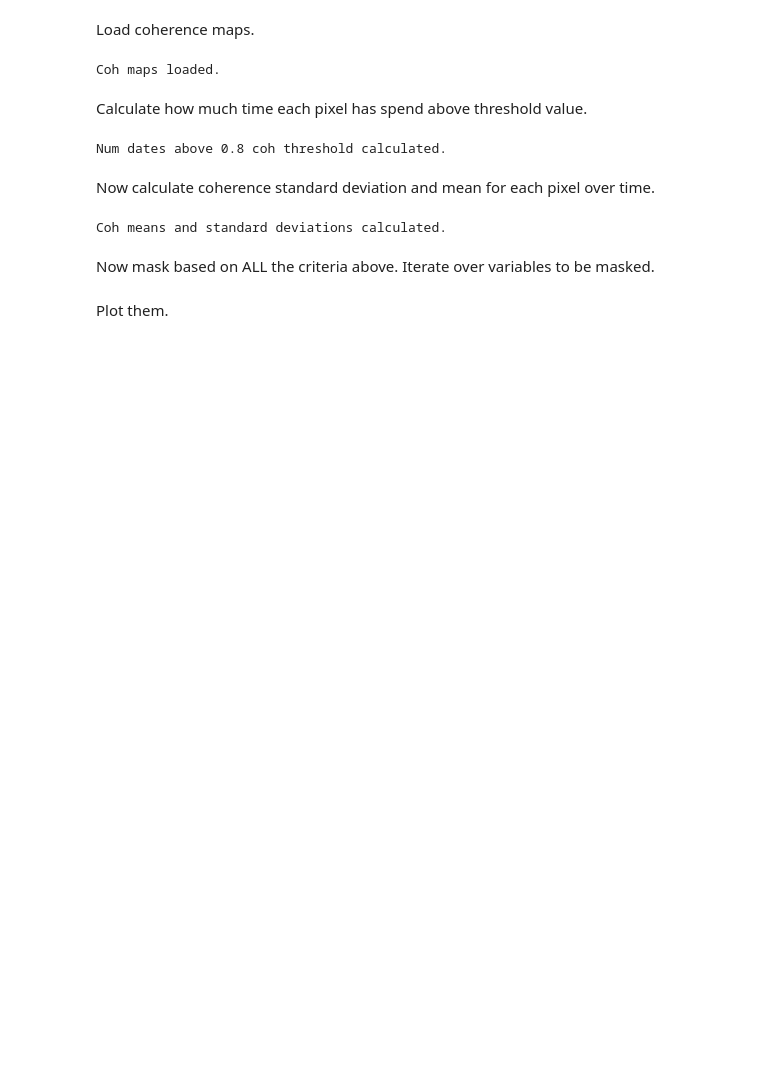
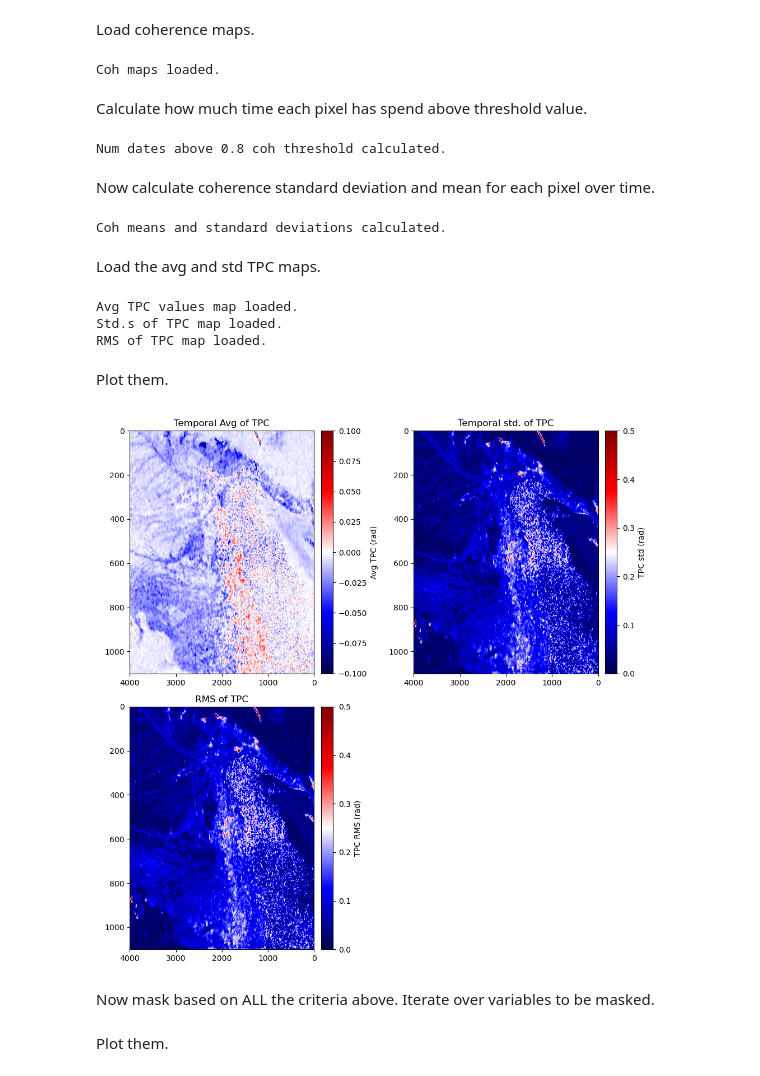
Before and after one commit to opaschall/LagunaSalada, a Jupyter notebook: 11_unwrapped_igrams/choosing_reference_pixels.ipynb, the cells around one changed output. Saved outputs shown, nothing was run; the diff lists cells and outputs as text; code cells hidden in the pictures; blank space fills up the shorter version.

```diff
--- a/11_unwrapped_igrams/choosing_reference_pixels.ipynb
+++ b/11_unwrapped_igrams/choosing_reference_pixels.ipynb
@@ -149,6 +157,58 @@ for y in range(dy):         # dy
 print('Coh means and standard deviations calculated.')
 # %% [output]
 Coh means and standard deviations calculated.
+# %% [markdown]
+Load the avg and std TPC maps.
+# %%
+#saveDir = '/data/ocp4/LagunaSalada/Data_and_Figs/2_coherence/coh_tip_LS_all_igrams/'
+loadDir = '/data/ocp4/LagunaSalada/Data_and_Figs/cropped_9000_1800_18000_3600/cropped_LS_with_western_mtns/'
+
+file_name = 'TPC_avgs.r4'
+f1 = gdal.Open(loadDir+file_name, gdal.GA_ReadOnly)
+avg_TPCs = f1.ReadAsArray()
+f1 = None
+print('Avg TPC values map loaded.')
+
+file_name = 'TPC_stds.r4'
+f1 = gdal.Open(loadDir+file_name, gdal.GA_ReadOnly)
+std_TPCs = f1.ReadAsArray()
+f1 = None
+print('Std.s of TPC map loaded.')
+
+file_name = 'TPC_rms.r4'
+f1 = gdal.Open(loadDir+file_name, gdal.GA_ReadOnly)
+rms_TPCs = f1.ReadAsArray()
+f1 = None
+print('RMS of TPC map loaded.')
+# %% [output]
+Avg TPC values map loaded.
+Std.s of TPC map loaded.
+RMS of TPC map loaded.
+# %% [markdown]
+Plot them.
+# %%
+plt.figure(figsize=(10,10),tight_layout=True)
+plt.subplot(2,2,1)
+plt.imshow(avg_TPCs,aspect='auto',interpolation='nearest',vmin=-0.1,vmax=0.1)
+plt.colorbar(orientation='vertical',pad=0.03,label='Avg TPC (rad)'); plt.set_cmap('seismic')
+plt.xlim([dx,0]); plt.ylim([dy,0]) #plt.xticks([]); plt.yticks([])
+#plt.xlim([20,0]); plt.ylim([20,0])
+plt.title('Temporal Avg of TPC')
+plt.subplot(2,2,2)
+plt.imshow(std_TPCs,aspect='auto',interpolation='nearest',vmin=0,vmax=0.5)
+plt.colorbar(orientation='vertical',pad=0.03,label='TPC std (rad)'); plt.set_cmap('seismic')
+plt.xlim([dx,0]); plt.ylim([dy,0]) #plt.xticks([]); plt.yticks([])
+#plt.xlim([20,0]); plt.ylim([20,0])
+plt.title('Temporal std. of TPC')
+plt.subplot(2,2,3)
+plt.imshow(rms_TPCs,aspect='auto',interpolation='nearest',vmin=0,vmax=0.5)
+plt.colorbar(orientation='vertical',pad=0.03,label='TPC RMS (rad)'); plt.set_cmap('seismic')
+plt.xlim([dx,0]); plt.ylim([dy,0]) #plt.xticks([]); plt.yticks([])
+#plt.xlim([20,0]); plt.ylim([20,0])
+plt.title('RMS of TPC')
+plt.show()
+# %% [output]
+[figure, added]
 # %% [markdown]
 Now mask based on ALL the criteria above. Iterate over variables to be masked.
 # %%
```
Also changed, not shown: parts of 10 cells of this notebook, 6 other files.
